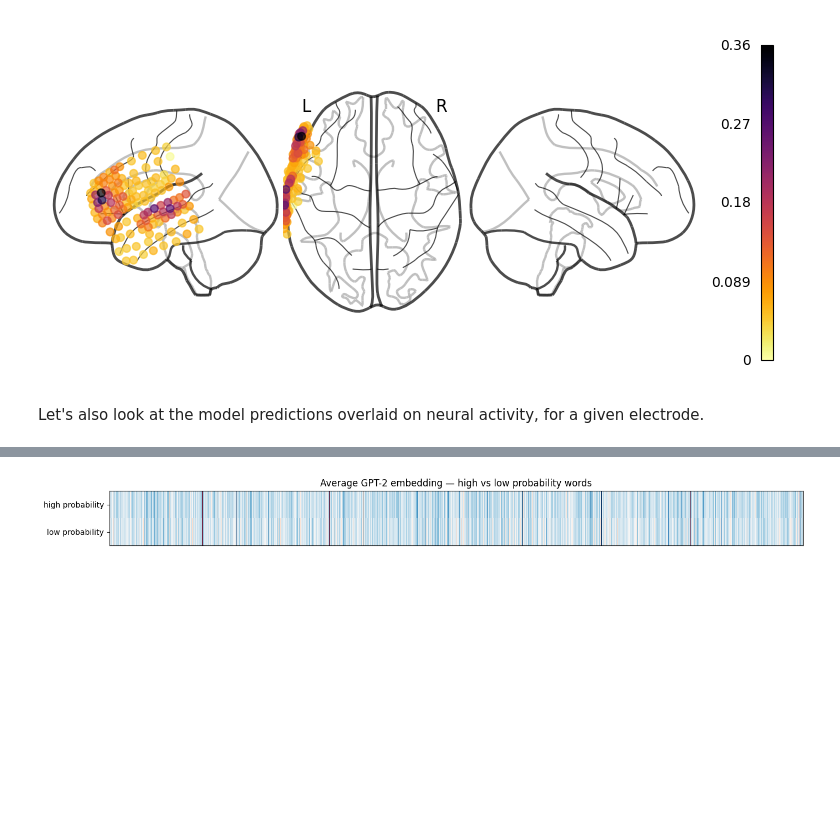
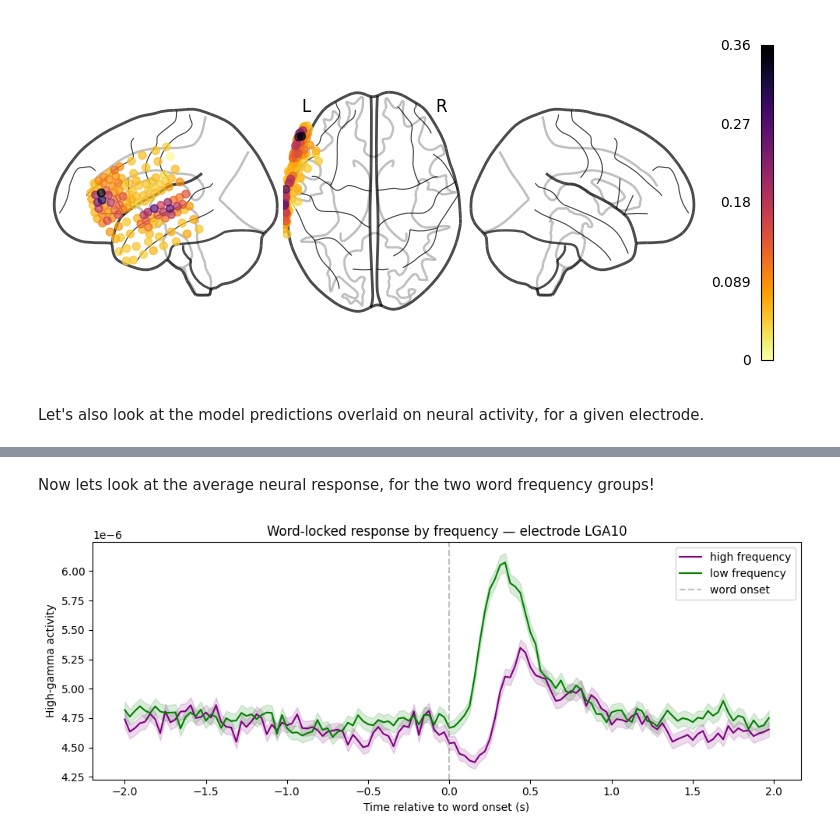
Before and after one commit to bootstrapbill/encoding_model_tutorial, a Jupyter notebook: notebooks/encoding_tutorial.ipynb, the cells around one changed output, grey strips where cells are left out. Cells and saved outputs as stored; diff of their text form; code cells hidden in the pictures; blank space fills up the shorter version.

```diff
--- a/notebooks/encoding_tutorial.ipynb
+++ b/notebooks/encoding_tutorial.ipynb
@@ -504,19 +609,56 @@ So we've successfully fit a model to predict brain responses to speech using wor
+# %% [markdown]
+Now lets look at the average neural response, for the two word frequency groups!
+# %%
+
+electrode = "LGA10"
+ch_idx = epochs.ch_names.index(electrode)
+
+erp_data = epochs.get_data(copy=True)[:, ch_idx, :]
+times = epochs.times
+
+# Split by word frequency using kept epochs
+kept_idx = epochs.selection
+freqs = df_word.iloc[kept_idx]["word_freq"].values
+high_freq_mask = freqs >= q75
+low_freq_mask  = freqs <= q25
+
+fig, ax = plt.subplots(figsize=(10, 4))
+
+for mask, label, color in [(high_freq_mask, "high frequency", "purple"),
+                            (low_freq_mask, "low frequency", "green")]:
+    mean_resp = erp_data[mask].mean(axis=0)
+    sem_resp = erp_data[mask].std(axis=0) / np.sqrt(mask.sum())
+    ax.plot(times, mean_resp, color=color, linewidth=1.5, label=label)
+    ax.fill_between(times, mean_resp - sem_resp, mean_resp + sem_resp,
+                    color=color, alpha=0.15)
+
+ax.axvline(0, color="grey", linestyle="--", alpha=0.5, label="word onset")
+ax.set_xlabel("Time relative to word onset (s)")
+ax.set_ylabel("High-gamma activity")
+ax.set_title(f"Word-locked response by frequency — electrode {electrode}")
+ax.legend()
+plt.tight_layout()
+plt.show()
+# %% [output]
+[figure, added]
 # %%
-# Split embeddings by word probability
-high_prob_emb = averaged_embeddings[high_prob_mask].mean(axis=0)
-low_prob_emb = averaged_embeddings[low_prob_mask].mean(axis=0)
+# split embeddings by word frequency
 
-# Stack into a 2×D matrix for imshow
-matrix = np.stack([high_prob_emb, low_prob_emb])
-vmax = 5 # np.max(np.abs(matrix))
+kept_idx = epochs.selection  # indices of epochs that survived rejection
+high_freq_mask = df_word.iloc[kept_idx]["word_freq"].values >= q75
+low_freq_mask  = df_word.iloc[kept_idx]["word_freq"].values <= q25
+
+high_freq_emb = averaged_embeddings[high_freq_mask].mean(axis=0)
+low_freq_emb  = averaged_embeddings[low_freq_mask].mean(axis=0)
+
+matrix = np.stack([high_freq_emb, low_freq_emb])
+vmax = 5
 
 fig, ax = plt.subplots(figsize=(14, 1.5))
 ax.imshow(matrix, aspect="auto", cmap="RdBu_r", vmin=-vmax, vmax=vmax, interpolation="nearest")
 ax.set_yticks([0, 1])
-ax.set_yticklabels(["high probability", "low probability"])
+ax.set_yticklabels(["high frequency", "low frequency"])
 ax.set_xticks([])
-ax.set_title("Average GPT-2 embedding — high vs low probability words")
+ax.set_title("Average GPT-2 embedding — high vs low frequency words")
 plt.tight_layout()
 plt.show()
-# %% [output]
-[figure, removed]
```
Also changed, not shown: parts of 18 cells of this notebook.
